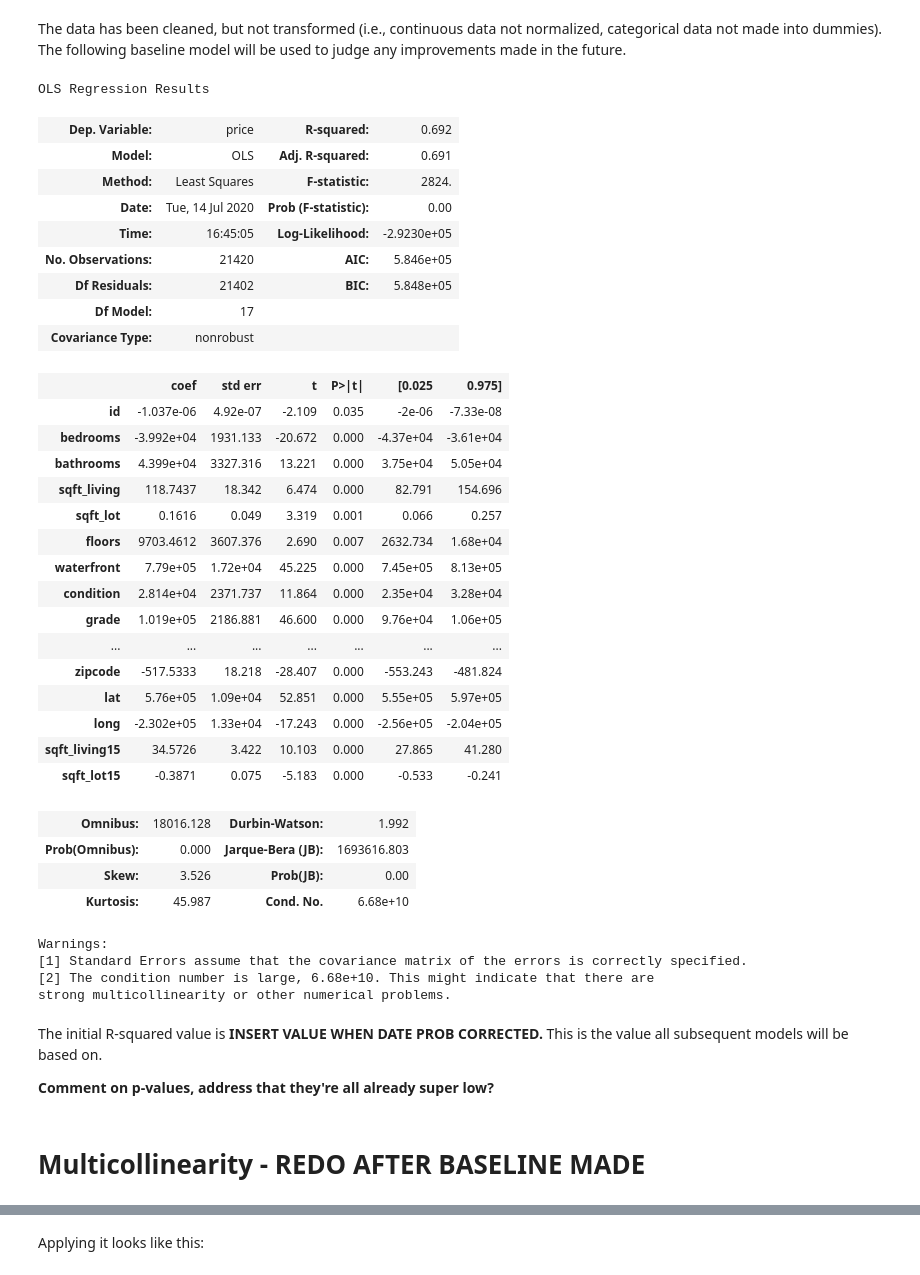
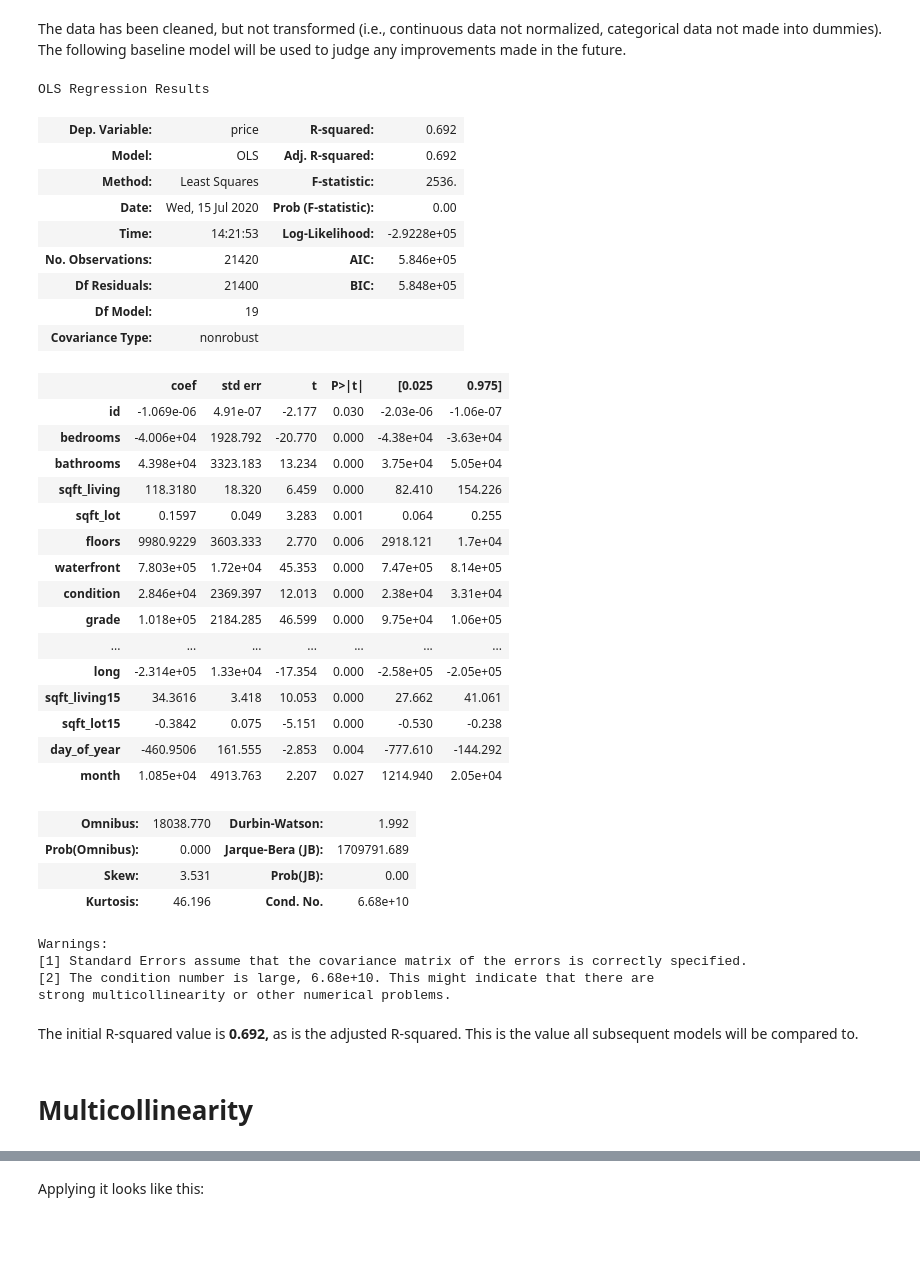
Before and after one commit to stevenzych/housing-project, a Jupyter notebook: eda_and_cleaning.ipynb, the cells around one changed output, grey strips where cells are left out. Saved outputs shown, nothing was run; the diff lists cells and outputs as text; code cells hidden in the pictures; blank space fills up the shorter version.

Commit message:
cleaning done. baseline model made. notebook added

```diff
--- a/eda_and_cleaning.ipynb
+++ b/eda_and_cleaning.ipynb
@@ -113,2 +113,5 @@ Now replace those date strings with the datetime data type.
-# %%
-df.date = pd.to_datetime(df.date)
+# %%
+df['date'] = pd.to_datetime(df.date)
+df['day_of_year'] = df['date'].dt.dayofyear
+df['month'] = df['date'].dt.month
+df.drop('date', axis=1, inplace=True)
@@ -212,48 +223,46 @@ The data has been cleaned, but not transformed (i.e., continuous data not normal
 # %%
 price = df.price
-indep = df.drop(['price', 'date'], axis = 1)
+indep = df.drop('price', axis = 1)
 
 model = sm.OLS(price, indep).fit()
 model.summary()
 # %% [output]
 OLS Regression Results
 | Dep. Variable: | price | R-squared: | 0.692 |
-| Model: | OLS | Adj. R-squared: | 0.691 |
-| Method: | Least Squares | F-statistic: | 2824. |
-| Date: | Tue, 14 Jul 2020 | Prob (F-statistic): | 0.00 |
-| Time: | 16:45:05 | Log-Likelihood: | -2.9230e+05 |
+| Model: | OLS | Adj. R-squared: | 0.692 |
+| Method: | Least Squares | F-statistic: | 2536. |
+| Date: | Wed, 15 Jul 2020 | Prob (F-statistic): | 0.00 |
+| Time: | 14:21:53 | Log-Likelihood: | -2.9228e+05 |
 | No. Observations: | 21420 | AIC: | 5.846e+05 |
-| Df Residuals: | 21402 | BIC: | 5.848e+05 |
-| Df Model: | 17 |  |  |
+| Df Residuals: | 21400 | BIC: | 5.848e+05 |
+| Df Model: | 19 |  |  |
 | Covariance Type: | nonrobust |  |  |
 |  | coef | std err | t | P>|t| | [0.025 | 0.975] |
-| id | -1.037e-06 | 4.92e-07 | -2.109 | 0.035 | -2e-06 | -7.33e-08 |
-| bedrooms | -3.992e+04 | 1931.133 | -20.672 | 0.000 | -4.37e+04 | -3.61e+04 |
-| bathrooms | 4.399e+04 | 3327.316 | 13.221 | 0.000 | 3.75e+04 | 5.05e+04 |
-| sqft_living | 118.7437 | 18.342 | 6.474 | 0.000 | 82.791 | 154.696 |
-| sqft_lot | 0.1616 | 0.049 | 3.319 | 0.001 | 0.066 | 0.257 |
-| floors | 9703.4612 | 3607.376 | 2.690 | 0.007 | 2632.734 | 1.68e+04 |
-| waterfront | 7.79e+05 | 1.72e+04 | 45.225 | 0.000 | 7.45e+05 | 8.13e+05 |
-| condition | 2.814e+04 | 2371.737 | 11.864 | 0.000 | 2.35e+04 | 3.28e+04 |
-| grade | 1.019e+05 | 2186.881 | 46.600 | 0.000 | 9.76e+04 | 1.06e+05 |
+| id | -1.069e-06 | 4.91e-07 | -2.177 | 0.030 | -2.03e-06 | -1.06e-07 |
+| bedrooms | -4.006e+04 | 1928.792 | -20.770 | 0.000 | -4.38e+04 | -3.63e+04 |
+| bathrooms | 4.398e+04 | 3323.183 | 13.234 | 0.000 | 3.75e+04 | 5.05e+04 |
+| sqft_living | 118.3180 | 18.320 | 6.459 | 0.000 | 82.410 | 154.226 |
+| sqft_lot | 0.1597 | 0.049 | 3.283 | 0.001 | 0.064 | 0.255 |
+| floors | 9980.9229 | 3603.333 | 2.770 | 0.006 | 2918.121 | 1.7e+04 |
+| waterfront | 7.803e+05 | 1.72e+04 | 45.353 | 0.000 | 7.47e+05 | 8.14e+05 |
+| condition | 2.846e+04 | 2369.397 | 12.013 | 0.000 | 2.38e+04 | 3.31e+04 |
+| grade | 1.018e+05 | 2184.285 | 46.599 | 0.000 | 9.75e+04 | 1.06e+05 |
 | ... | ... | ... | ... | ... | ... | ... |
-| zipcode | -517.5333 | 18.218 | -28.407 | 0.000 | -553.243 | -481.824 |
-| lat | 5.76e+05 | 1.09e+04 | 52.851 | 0.000 | 5.55e+05 | 5.97e+05 |
-| long | -2.302e+05 | 1.33e+04 | -17.243 | 0.000 | -2.56e+05 | -2.04e+05 |
-| sqft_living15 | 34.5726 | 3.422 | 10.103 | 0.000 | 27.865 | 41.280 |
-| sqft_lot15 | -0.3871 | 0.075 | -5.183 | 0.000 | -0.533 | -0.241 |
+| long | -2.314e+05 | 1.33e+04 | -17.354 | 0.000 | -2.58e+05 | -2.05e+05 |
+| sqft_living15 | 34.3616 | 3.418 | 10.053 | 0.000 | 27.662 | 41.061 |
+| sqft_lot15 | -0.3842 | 0.075 | -5.151 | 0.000 | -0.530 | -0.238 |
+| day_of_year | -460.9506 | 161.555 | -2.853 | 0.004 | -777.610 | -144.292 |
+| month | 1.085e+04 | 4913.763 | 2.207 | 0.027 | 1214.940 | 2.05e+04 |
-| Omnibus: | 18016.128 | Durbin-Watson: | 1.992 |
-| Prob(Omnibus): | 0.000 | Jarque-Bera (JB): | 1693616.803 |
-| Skew: | 3.526 | Prob(JB): | 0.00 |
-| Kurtosis: | 45.987 | Cond. No. | 6.68e+10 |
+| Omnibus: | 18038.770 | Durbin-Watson: | 1.992 |
+| Prob(Omnibus): | 0.000 | Jarque-Bera (JB): | 1709791.689 |
+| Skew: | 3.531 | Prob(JB): | 0.00 |
+| Kurtosis: | 46.196 | Cond. No. | 6.68e+10 |
 Warnings:
 [1] Standard Errors assume that the covariance matrix of the errors is correctly specified.
 [2] The condition number is large, 6.68e+10. This might indicate that there are
 strong multicollinearity or other numerical problems.
 # %% [markdown]
-The initial R-squared value is **INSERT VALUE WHEN DATE PROB CORRECTED.** This is the value all subsequent models will be based on.
-
-**Comment on p-values, address that they're all already super low?**
+The initial R-squared value is **0.692,** as is the adjusted R-squared. This is the value all subsequent models will be compared to.
 # %% [markdown]
-# Multicollinearity - REDO AFTER BASELINE MADE
+# Multicollinearity
 # %% [markdown]
```
Also changed, not shown: parts of 35 cells of this notebook, 2 other files.
